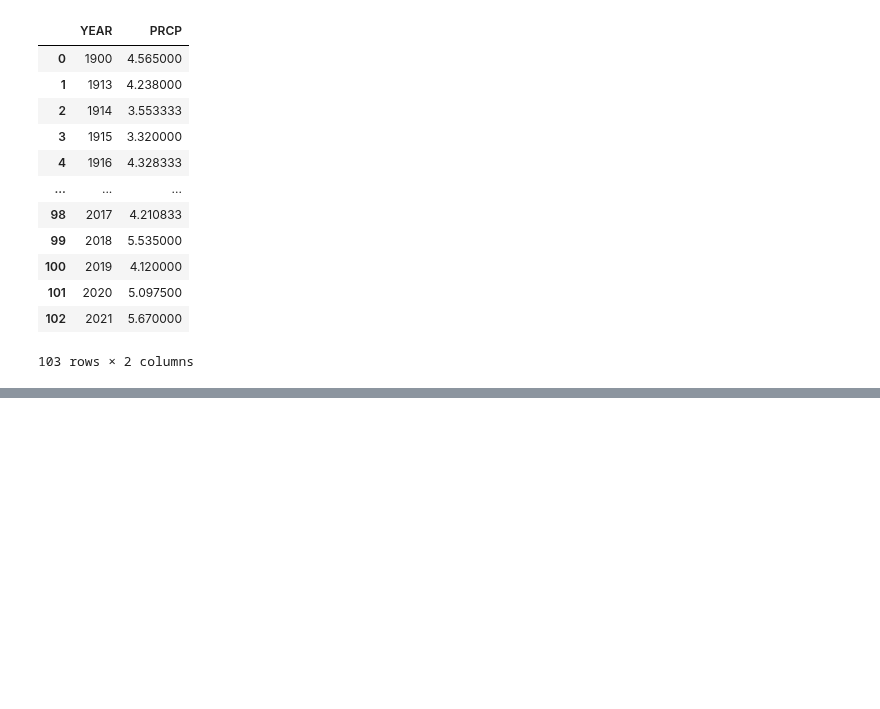
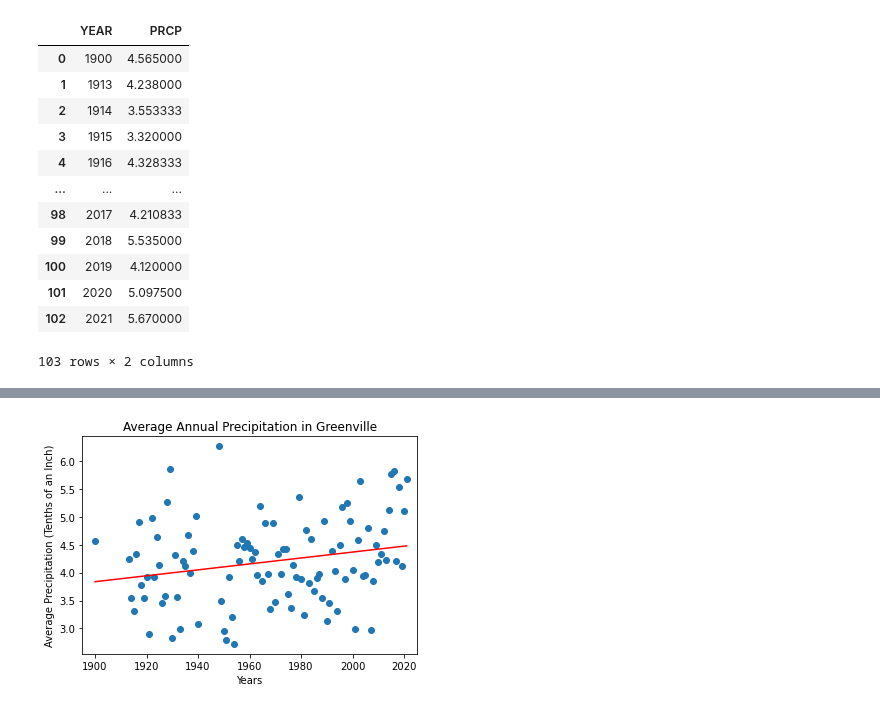
Before and after one commit to 1der4k/Data_Analysis_Project_1, a Jupyter notebook: NC_Precipitation.ipynb, the cells around one changed output, grey strips where cells are left out. Drawn from its saved outputs; the diff is of its cells as text; code cells hidden in the pictures; blank space fills up the shorter version.

Commit message:
created scatter plots with regression lines for Greenville, Chapel Hill and Asheville; cleaned up some extraneous code as well

```diff
--- a/NC_Precipitation.ipynb
+++ b/NC_Precipitation.ipynb
@@ -341,0 +308,28 @@ Linear Regression Equation: y = 0.01x + -6.25
+# %%
+# Greenville plot
+
+#greenville_scatter = greenville_avg_prec_df.plot(kind="scatter", x="YEAR", y="PRCP", figsize = (50,15), legend=False)
+
+#gville_regress_df = pd.DataFrame({"YEARS": gville_years, "REGRESSION VALUES": regress_values})
+#greenville_reg_line = gville_regress_df.plot.line("YEARS","REGRESSION VALUES", color="red",legend=False, ax=greenville_scatter)
+
+plt.scatter(gville_years, gville_avg_prec)
+
+plt.plot(gville_years, gville_regress, "r-")
+
+#plt.(figsize=(5,5))
+
+
+#greenville_scatter.set_xticklabels(greenville_avg_prec_df["YEAR"], rotation = 45)
+
+plt.title("Average Annual Precipitation in Greenville")
+
+plt.xlabel('Years')
+
+plt.ylabel("Average Precipitation (Tenths of an Inch)")
+
+plt.xlim(1895, 2025)
+
+plt.show()
+# %% [output]
+[figure, added]
```
Also changed, not shown: parts of 9 cells of this notebook.
